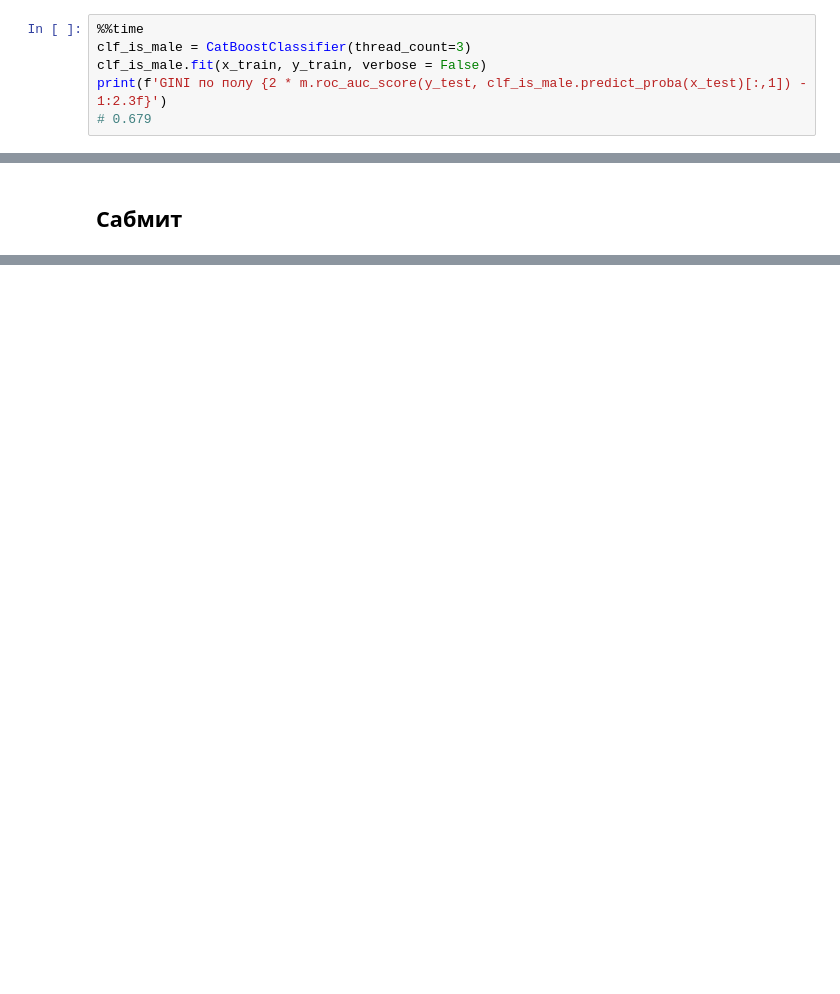
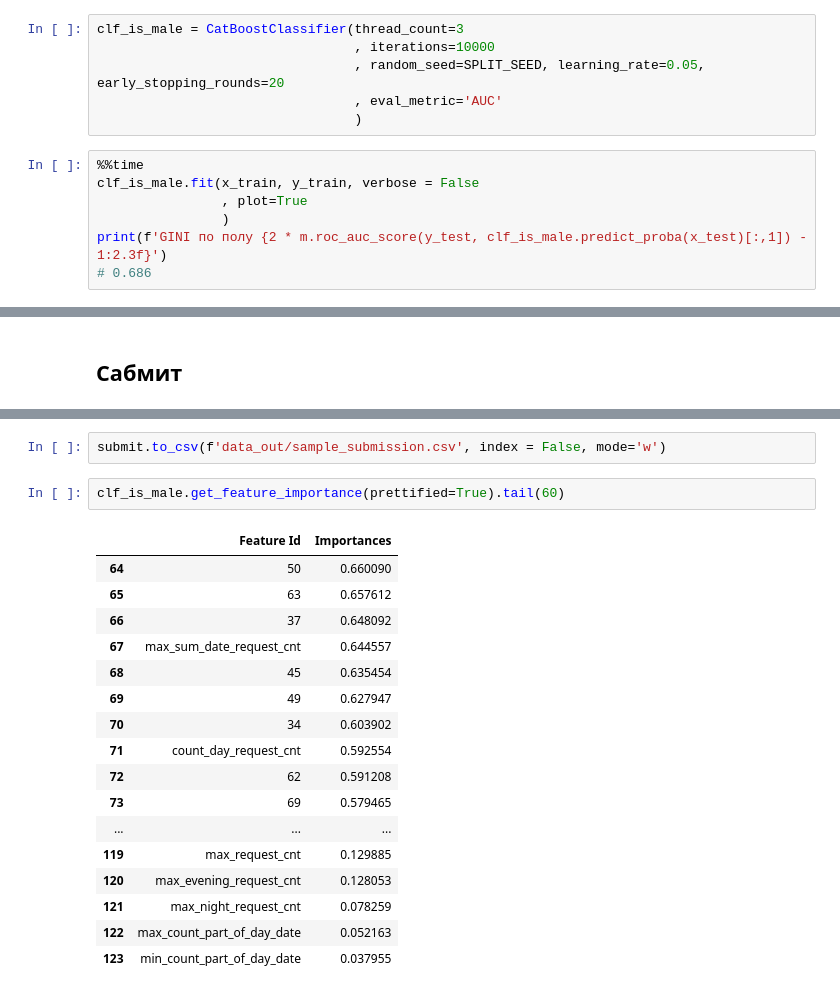
Before and after one commit to Nikc-mk/mts_cup_2023, a Jupyter notebook: Context_Baseline_Public.ipynb, the cells around one changed output, grey strips where cells are left out. Cells and saved outputs as stored; diff of their text form; blank space fills up the shorter version.

```diff
--- a/Context_Baseline_Public.ipynb
+++ b/Context_Baseline_Public.ipynb
@@ -82,7 +82,14 @@ Wall time: 321 ms
+# %%
+clf_is_male = CatBoostClassifier(thread_count=3
+                                 , iterations=10000
+                                 , random_seed=SPLIT_SEED, learning_rate=0.05, early_stopping_rounds=20
+                                 , eval_metric='AUC'
+                                 )
 # %%
 %%time
-clf_is_male = CatBoostClassifier(thread_count=3)
-clf_is_male.fit(x_train, y_train, verbose = False)
+clf_is_male.fit(x_train, y_train, verbose = False
+                , plot=True
+                )
 print(f'GINI по полу {2 * m.roc_auc_score(y_test, clf_is_male.predict_proba(x_test)[:,1]) - 1:2.3f}')
-# 0.679
+# 0.686
 # %% [output]
@@ -168,0 +192,22 @@ submit.head()
+# %%
+submit.to_csv(f'data_out/sample_submission.csv', index = False, mode='w')
+# %%
+clf_is_male.get_feature_importance(prettified=True).tail(60)
+# %% [output]
+|  | Feature Id | Importances |
+| 64 | 50 | 0.660090 |
+| 65 | 63 | 0.657612 |
+| 66 | 37 | 0.648092 |
+| 67 | max_sum_date_request_cnt | 0.644557 |
+| 68 | 45 | 0.635454 |
+| 69 | 49 | 0.627947 |
+| 70 | 34 | 0.603902 |
+| 71 | count_day_request_cnt | 0.592554 |
+| 72 | 62 | 0.591208 |
+| 73 | 69 | 0.579465 |
+| ... | ... | ... |
+| 119 | max_request_cnt | 0.129885 |
+| 120 | max_evening_request_cnt | 0.128053 |
+| 121 | max_night_request_cnt | 0.078259 |
+| 122 | max_count_part_of_day_date | 0.052163 |
+| 123 | min_count_part_of_day_date | 0.037955 |
```
Also changed, not shown: parts of 15 cells of this notebook.
